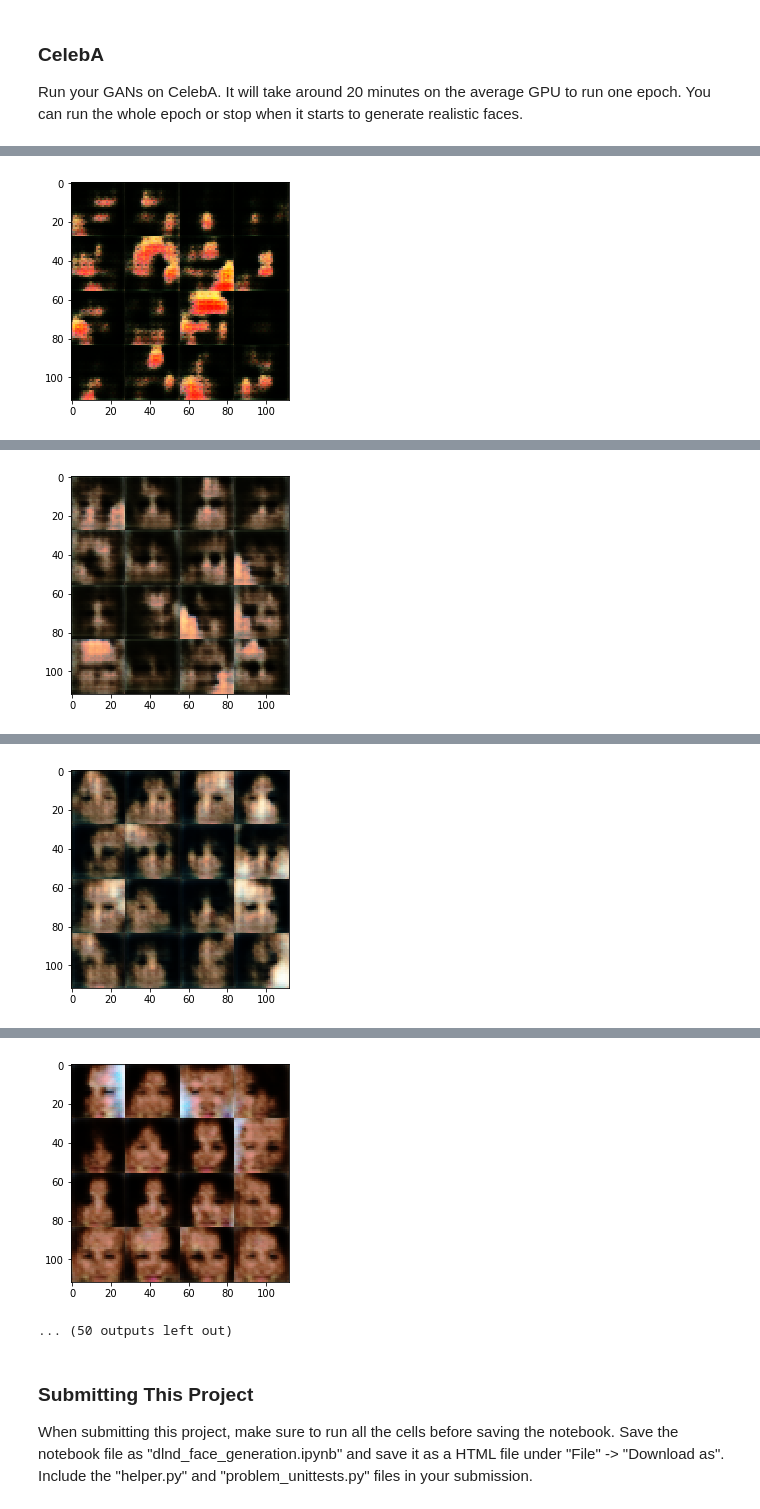
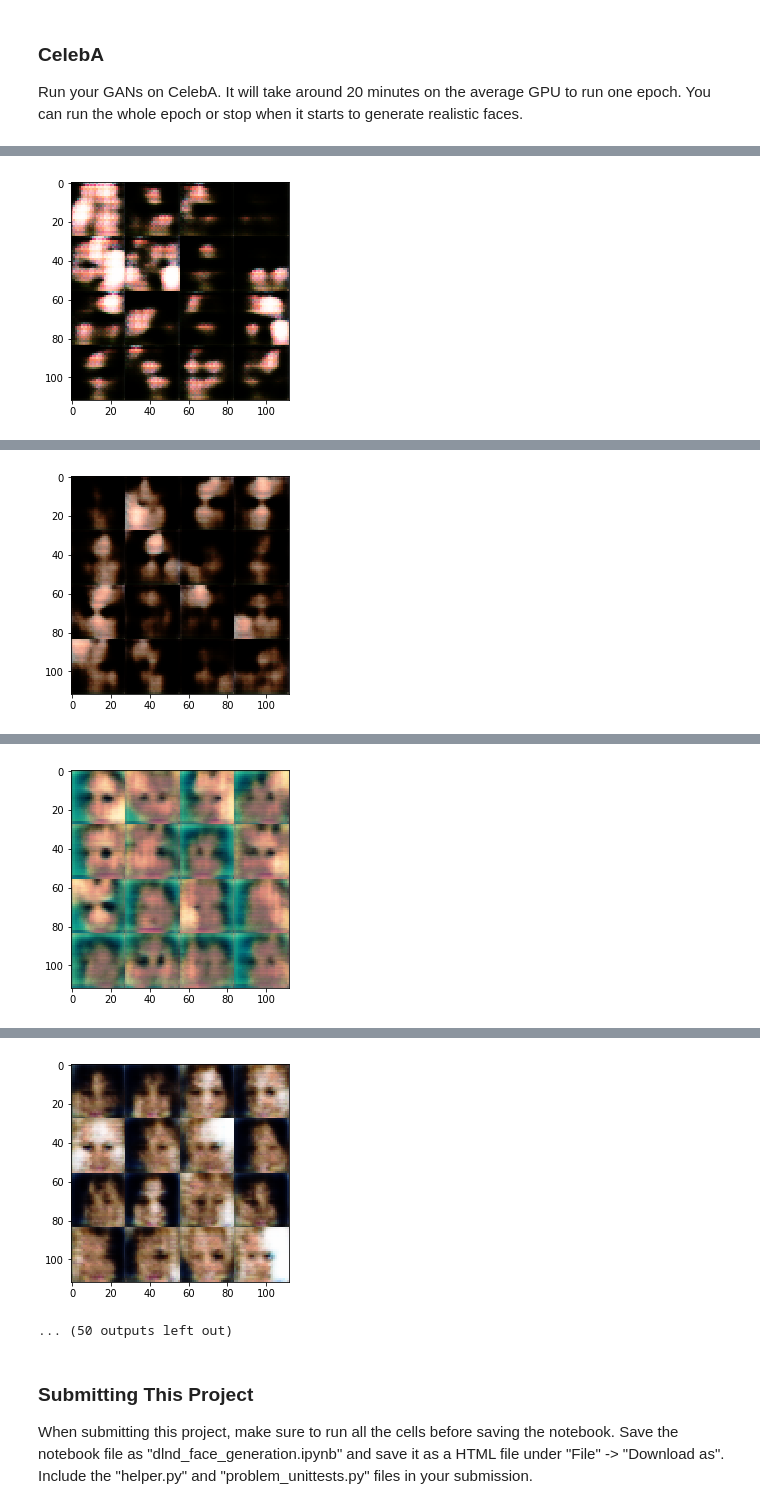
Before and after one commit to FreedomChal/deep_learning, a Jupyter notebook: face_generation_submit/dlnd_face_generation.ipynb, the cells around one changed output, grey strips where cells are left out. Cells and saved outputs as stored; diff of their text form; code cells hidden in the pictures.

Commit message:
modify label smoothing in model_loss

```diff
--- a/face_generation_submit/dlnd_face_generation.ipynb
+++ b/face_generation_submit/dlnd_face_generation.ipynb
@@ -256,9 +257,9 @@ def model_loss(input_real, input_z, out_channel_dim):
     d_loss_real = tf.reduce_mean(
         tf.nn.sigmoid_cross_entropy_with_logits(logits=d_logits_real, labels=tf.ones_like(d_model_real)*0.9))
     d_loss_fake = tf.reduce_mean(
-        tf.nn.sigmoid_cross_entropy_with_logits(logits=d_logits_fake, labels=tf.zeros_like(d_model_fake)*0.9))
+        tf.nn.sigmoid_cross_entropy_with_logits(logits=d_logits_fake, labels=tf.zeros_like(d_model_fake)))
     g_loss = tf.reduce_mean(
-        tf.nn.sigmoid_cross_entropy_with_logits(logits=d_logits_fake, labels=tf.ones_like(d_model_fake)*0.9))
+        tf.nn.sigmoid_cross_entropy_with_logits(logits=d_logits_fake, labels=tf.ones_like(d_model_fake)))
 
     d_loss = d_loss_real + d_loss_fake
     return d_loss, g_loss
@@ -423,7 +424,7 @@ Run your GANs on CelebA.  It will take around 20 minutes on the average GPU to r
 # %%
 batch_size = 64
 z_dim = 100
-learning_rate = 0.0005
+learning_rate = 0.0004
 beta1 = 0.5
 
 
@@ -445 +446 @@ Epoch 1/1... Discriminator Loss: 0.4113... Generator Loss: 3.5025
-[figure, old version]
+[figure, new version]
@@ -447 +448 @@ Epoch 1/1... Discriminator Loss: 0.4595... Generator Loss: 2.7172
-[figure, old version]
+[figure, new version]
@@ -449 +450 @@ Epoch 1/1... Discriminator Loss: 0.4907... Generator Loss: 2.2274
-[figure, old version]
+[figure, new version]
@@ -451,4 +452,4 @@ Epoch 1/1... Discriminator Loss: 0.4649... Generator Loss: 2.0614
-[figure, old version]
+[figure, new version]
 ... (50 outputs left out)
 # %% [markdown]
 ### Submitting This Project
```
Also changed, not shown: parts of 5 cells of this notebook, 3 other files.
